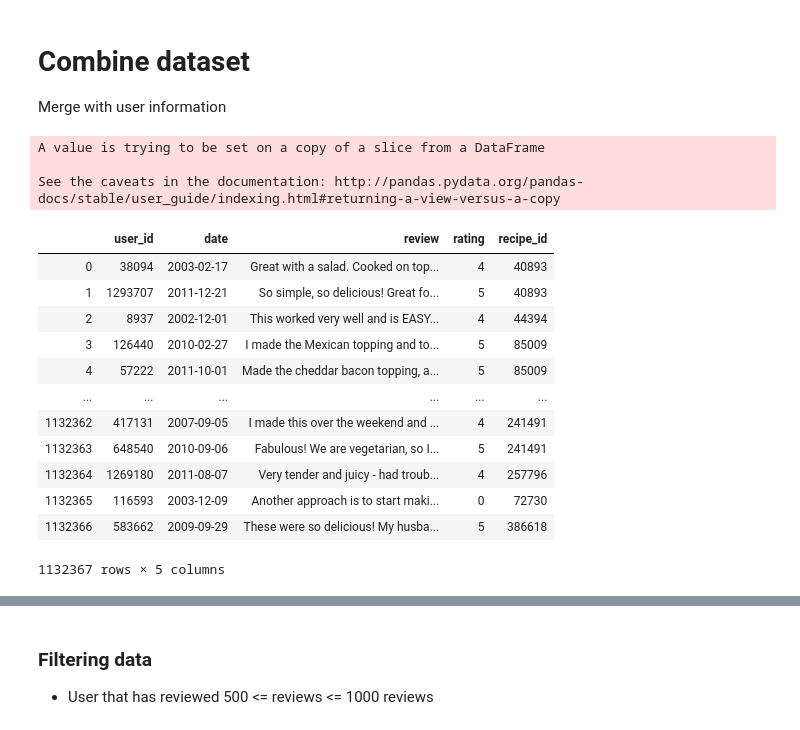
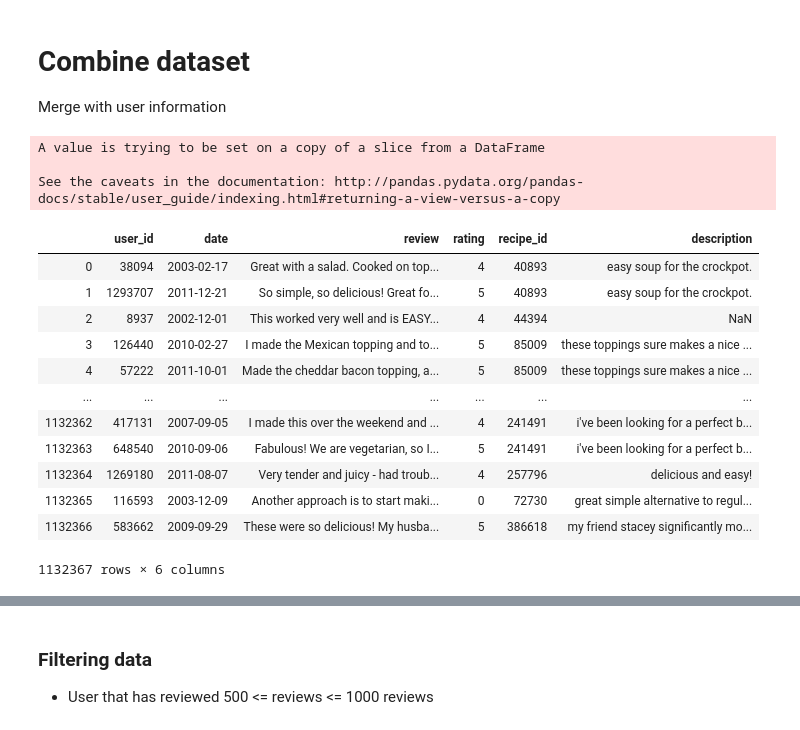
Before and after one commit to tangihan/Recipe-Recommender-System, a Jupyter notebook: Codes/Extract Train and Test Datasets.ipynb, the cells around one changed output, grey strips where cells are left out. Cells and saved outputs as stored; diff of their text form; code cells hidden in the pictures.

Commit message:
dataset, codes

```diff
--- a/Codes/Extract Train and Test Datasets.ipynb
+++ b/Codes/Extract Train and Test Datasets.ipynb
@@ -10,10 +10,8 @@ import nltk
 # %% [markdown]
 # Extracting recipes from csv
 # %%
-#users = pd.read_csv('../Data/PP_users.csv')
-#recipes = pd.read_csv('../Data/PP_recipes.csv')
-raw_interactions = pd.read_csv('./RAW_interactions.csv')
-raw_recipes = pd.read_csv('./RAW_recipes.csv')
+raw_interactions = pd.read_csv('./Dataset/RAW_interactions.csv')
+raw_recipes = pd.read_csv('./Dataset/RAW_recipes.csv')
 # %%
 print(raw_interactions.shape)
 raw_interactions.head()
@@ -306,27 +423,27 @@ df_nutri.head()
 # Combine dataset
 Merge with user information
 # %%
-dfuser = dfinal[['user_id', 'date', 'review','rating','recipe_id']]
+dfuser = dfinal[['user_id', 'date', 'review','rating','recipe_id', 'description']]
 dfuser.drop_duplicates(inplace=True)
 dfuser.reset_index(drop=True,inplace=True)
 dfuser
 # %% [output]
 A value is trying to be set on a copy of a slice from a DataFrame
 
 See the caveats in the documentation: http://pandas.pydata.org/pandas-docs/stable/user_guide/indexing.html#returning-a-view-versus-a-copy
-|  | user_id | date | review | rating | recipe_id |
-| 0 | 38094 | 2003-02-17 | Great with a salad. Cooked on top... | 4 | 40893 |
-| 1 | 1293707 | 2011-12-21 | So simple, so delicious! Great fo... | 5 | 40893 |
-| 2 | 8937 | 2002-12-01 | This worked very well and is EASY... | 4 | 44394 |
-| 3 | 126440 | 2010-02-27 | I made the Mexican topping and to... | 5 | 85009 |
-| 4 | 57222 | 2011-10-01 | Made the cheddar bacon topping, a... | 5 | 85009 |
-| ... | ... | ... | ... | ... | ... |
-| 1132362 | 417131 | 2007-09-05 | I made this over the weekend and ... | 4 | 241491 |
-| 1132363 | 648540 | 2010-09-06 | Fabulous! We are vegetarian, so I... | 5 | 241491 |
-| 1132364 | 1269180 | 2011-08-07 | Very tender and juicy - had troub... | 4 | 257796 |
-| 1132365 | 116593 | 2003-12-09 | Another approach is to start maki... | 0 | 72730 |
-| 1132366 | 583662 | 2009-09-29 | These were so delicious! My husba... | 5 | 386618 |
+|  | user_id | date | review | rating | recipe_id | description |
+| 0 | 38094 | 2003-02-17 | Great with a salad. Cooked on top... | 4 | 40893 | easy soup for the crockpot. |
+| 1 | 1293707 | 2011-12-21 | So simple, so delicious! Great fo... | 5 | 40893 | easy soup for the crockpot. |
+| 2 | 8937 | 2002-12-01 | This worked very well and is EASY... | 4 | 44394 | NaN |
+| 3 | 126440 | 2010-02-27 | I made the Mexican topping and to... | 5 | 85009 | these toppings sure makes a nice ... |
+| 4 | 57222 | 2011-10-01 | Made the cheddar bacon topping, a... | 5 | 85009 | these toppings sure makes a nice ... |
+| ... | ... | ... | ... | ... | ... | ... |
+| 1132362 | 417131 | 2007-09-05 | I made this over the weekend and ... | 4 | 241491 | i've been looking for a perfect b... |
+| 1132363 | 648540 | 2010-09-06 | Fabulous! We are vegetarian, so I... | 5 | 241491 | i've been looking for a perfect b... |
+| 1132364 | 1269180 | 2011-08-07 | Very tender and juicy - had troub... | 4 | 257796 | delicious and easy! |
+| 1132365 | 116593 | 2003-12-09 | Another approach is to start maki... | 0 | 72730 | great simple alternative to regul... |
+| 1132366 | 583662 | 2009-09-29 | These were so delicious! My husba... | 5 | 386618 | my friend stacey significantly mo... |
-1132367 rows × 5 columns
+1132367 rows × 6 columns
 # %%
 df_combine = df_nutri.merge(dfuser, how='inner', on='recipe_id')
 df_combine
```
Also changed, not shown: parts of 46 cells of this notebook, 29 other files.
